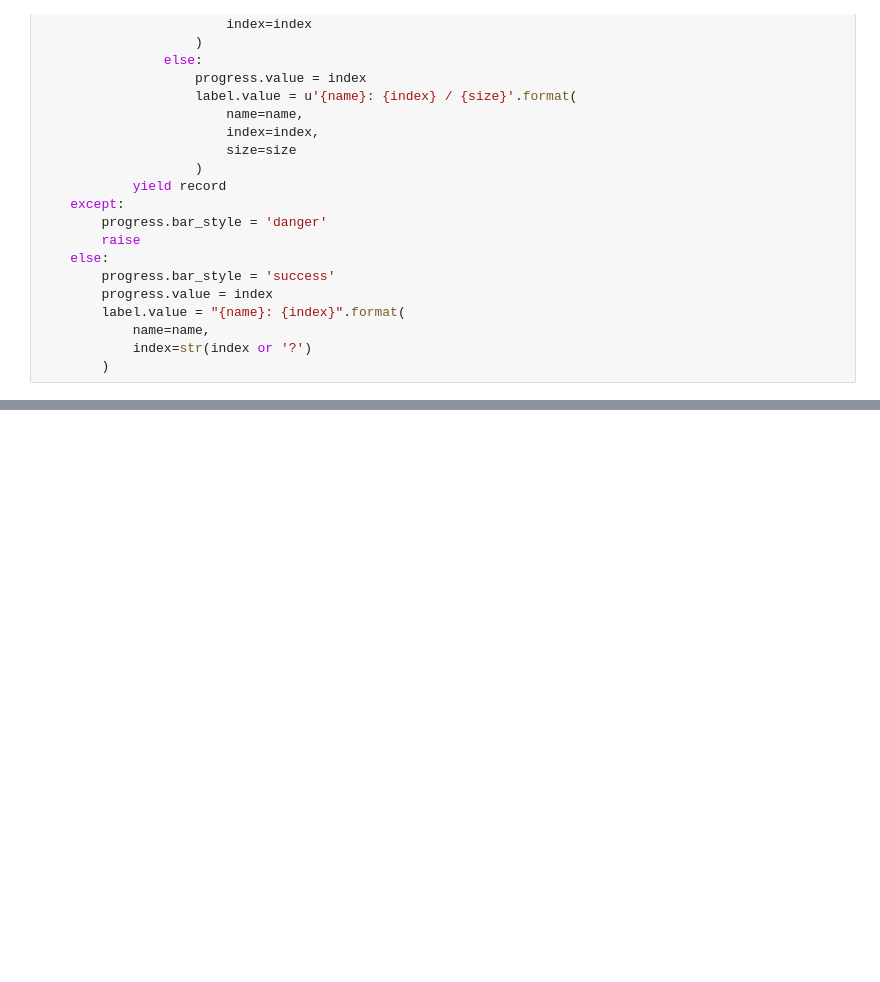
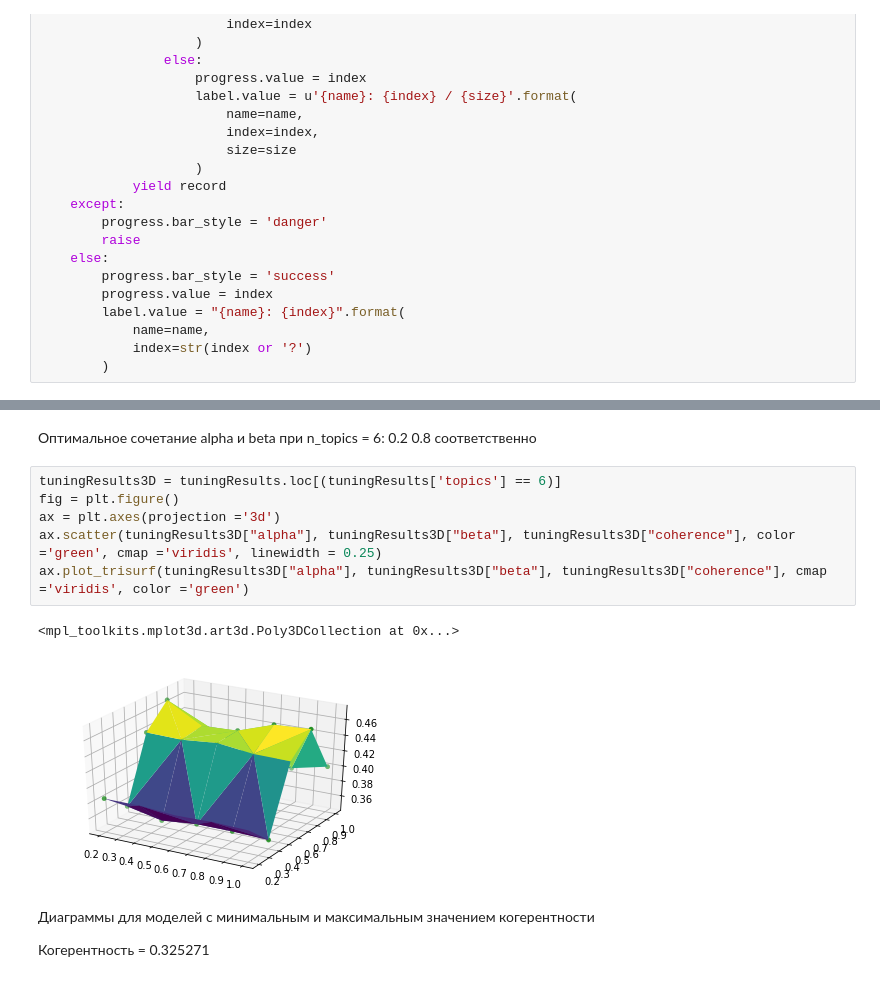
Before and after one commit to pazamelin/clinguistics_labs, a Jupyter notebook: TopicModelling.ipynb, the cells around one changed output, grey strips where cells are left out. Saved outputs shown, nothing was run; the diff lists cells and outputs as text; blank space fills up the shorter version.

```diff
--- a/TopicModelling.ipynb
+++ b/TopicModelling.ipynb
@@ -515,0 +552,15 @@ tuningResults.plot(x="index", y="coherence");
+# %% [markdown]
+Оптимальное сочетание alpha и beta при n_topics = 6: 0.2	0.8 соответственно
+# %%
+tuningResults3D = tuningResults.loc[(tuningResults['topics'] == 6)]
+fig = plt.figure()
+ax = plt.axes(projection ='3d')
+ax.scatter(tuningResults3D["alpha"], tuningResults3D["beta"], tuningResults3D["coherence"], color ='green', cmap ='viridis', linewidth = 0.25)
+ax.plot_trisurf(tuningResults3D["alpha"], tuningResults3D["beta"], tuningResults3D["coherence"], cmap ='viridis', color ='green')
+# %% [output]
+<mpl_toolkits.mplot3d.art3d.Poly3DCollection at 0x...>
+[figure, added]
+# %% [markdown]
+Диаграммы для моделей с минимальным и максимальным значением когерентности
+
+Когерентность = 0.325271
```
Also changed, not shown: parts of 17 cells of this notebook.
